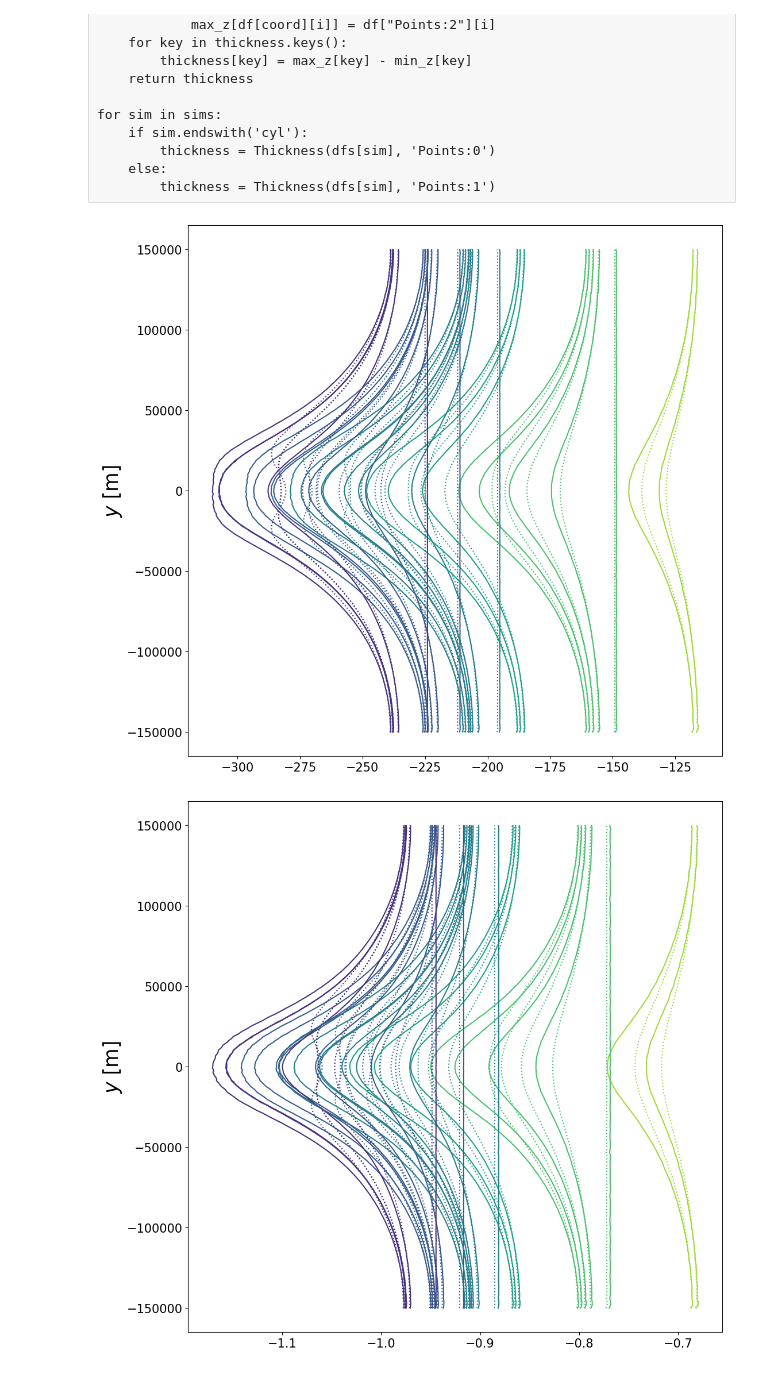
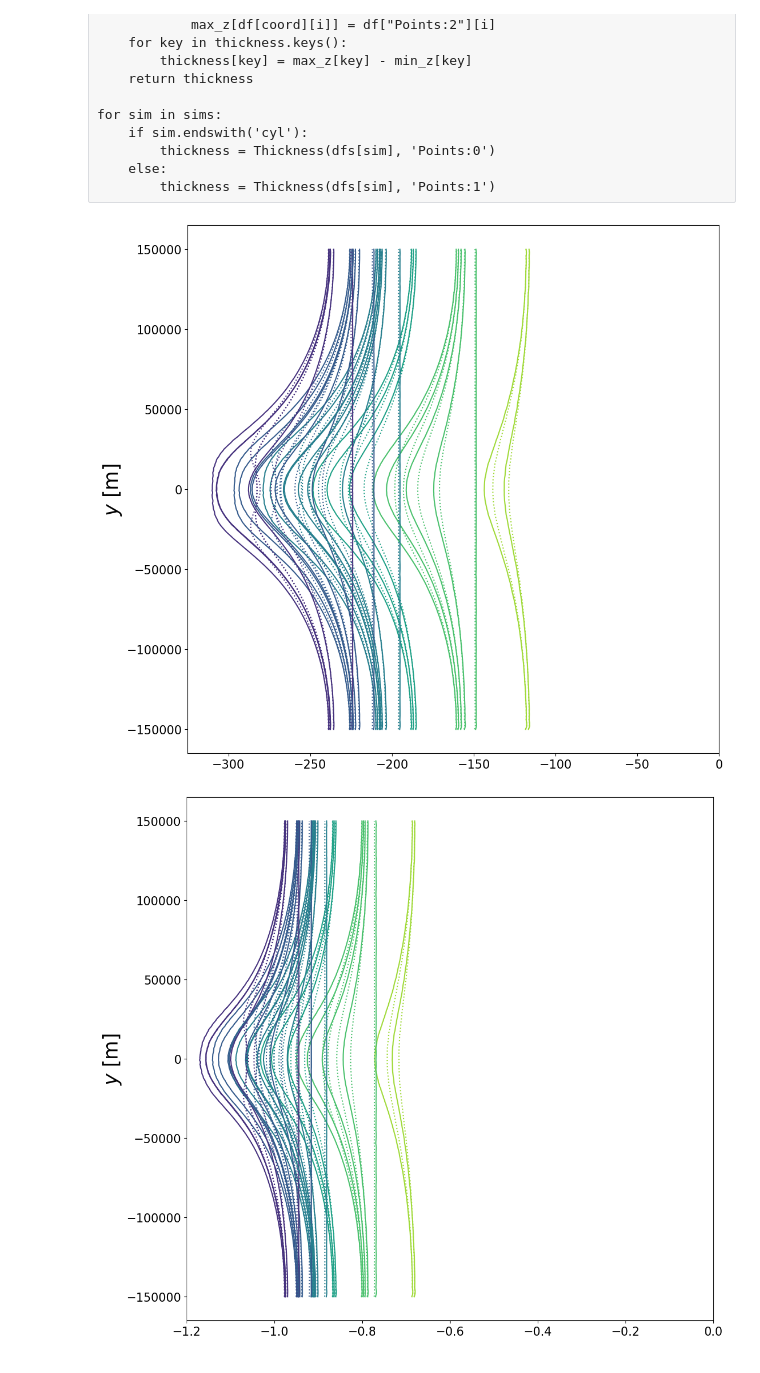
Before and after one commit to henryclara/ButtressingProject, a Jupyter notebook: Code/StressCalculationsWiderDomain.ipynb, the cells around one changed output. Drawn from its saved outputs; the diff is of its cells as text; code cells hidden in the pictures.

```diff
--- a/Code/StressCalculationsWiderDomain.ipynb
+++ b/Code/StressCalculationsWiderDomain.ipynb
@@ -31,6 +31,7 @@ yearinsec = 365.25*24*60*60
 rhoi = 900.0/(1.0e6*yearinsec**2)
 rhow = 1000.0/(1.0e6*yearinsec**2)
 g = -9.8*yearinsec**2
+n = 3.0
 # %%
 # Lists of fluxes, sigma values (in bed elevation equation) and simulation names
 
@@ -102,7 +103,7 @@ for sim in sims:
 # Function to vertically integrate data
 # As input, it takes a dataframe, number of vertical nodes, variable and coordinate of interest
 
-def VertInt(df, N, var, coord, TN = False):
+def VertInt(df, N, var, coord, TN = False, vel = False):
     if TN == True:
         min_z = dict.fromkeys(df[coord], 0)
         max_z = dict.fromkeys(df[coord], 0)
@@ -116,6 +117,7 @@ def VertInt(df, N, var, coord, TN = False):
             thickness[key] = max_z[key] - min_z[key]
     field = dict.fromkeys(df[coord], 0)
     Coord = dict.fromkeys(df[coord], 0)
+    v = dict.fromkeys(df[coord], 0)
     for i in df[coord]:
         Coord[i] += 1
     incorrect_coord_values = [k for k, v in Coord.items() if v != N]
@@ -133,16 +135,25 @@ def VertInt(df, N, var, coord, TN = False):
     df_other = df_other.reset_index(drop=True)
     for i in range(len(df_other)):
         field[df_other[coord][i]] += df_other[var][i]
+        if vel == True:
+            v[df_other[coord][i]] += df_other['velocity:0'][i]
     for i in range(len(df_height0)):
         field[df_height0[coord][i]] += 0.5 * df_height0[var][i]
+        if vel == True:
+            v[df_height0[coord][i]] += df_height0['velocity:0'][i]
     for i in range(len(df_depth0)):
         field[df_depth0[coord][i]] += 0.5 * df_depth0[var][i]
+        if vel == True:
+            v[df_depth0[coord][i]] += df_depth0['velocity:0'][i]
     for i in range(len(df_depth0)):
         field[df_depth0[coord][i]] *= df_depth0['height'][i]
-    field = {k: v / (N - 1) for k, v in field.items()}
+    field = {k: val / (N - 1) for k, val in field.items()}
+    v = {k: val / (N - 1) for k, val in v.items()}
     if TN == True:
         for key in field.keys():
             field[key] = field[key] / thickness[key]
+            if vel == True:
+                field[key] = field[key] / (v[key]**(1/n))
     return field
 # %% [raw]
 # Calculate the ice thickness for each y-coord
@@ -182,6 +193,12 @@ stress1hydp_div_thickness = {}
 devstress1hydp_div_thickness = {}
 hydp_div_thickness = {}
 
+stress1_div_thickness_u = {}
+devstress1_div_thickness_u = {}
+stress1hydp_div_thickness_u = {}
+devstress1hydp_div_thickness_u = {}
+hydp_div_thickness_u = {}
+
 for sim in sims:
     if sim.endswith('cyl'):
         stress1[sim] = VertInt(dfs[sim], 6, 'stress 2', 'Points:0')
@@ -190,6 +207,10 @@ for sim in sims:
         stress1_div_thickness[sim] = VertInt(dfs[sim], 6, 'stress 2', 'Points:0', True)
         stress1hydp_div_thickness[sim] = VertInt(dfs[sim], 6, 'stress 2 - hyd. p.', 'Points:0', True)
         hydp_div_thickness[sim] = VertInt(dfs[sim], 6, 'hyd. pressure', 'Points:0', True)
+        #stress1_div_thickness_u[sim] = VertInt(dfs[sim], 6, 'stress 2', 'Points:0', True, True)
+        #stress1hydp_div_thickness_u[sim] = VertInt(dfs[sim], 6, 'stress 2 - hyd. p.', 'Points:0', True, True)
+        #hydp_div_thickness_u[sim] = VertInt(dfs[sim], 6, 'hyd. pressure', 'Points:0', True, True)
+        # Note: code not ready for the cylinder simulations
     else:
         stress1[sim] = VertInt(dfs[sim], 6, 'stress 1', 'Points:1')
         stress1hydp[sim] = VertInt(dfs[sim], 6, 'stress 1 - hyd. p.', 'Points:1')
@@ -197,6 +218,9 @@ for sim in sims:
         stress1_div_thickness[sim] = VertInt(dfs[sim], 6, 'stress 1', 'Points:1', True)
         stress1hydp_div_thickness[sim] = VertInt(dfs[sim], 6, 'stress 1 - hyd. p.', 'Points:1', True)
         hydp_div_thickness[sim] = VertInt(dfs[sim], 6, 'hyd. pressure', 'Points:1', True)
+        stress1_div_thickness_u[sim] = VertInt(dfs[sim], 6, 'stress 1', 'Points:1', True, True)
+        stress1hydp_div_thickness_u[sim] = VertInt(dfs[sim], 6, 'stress 1 - hyd. p.', 'Points:1', True, True)
+        hydp_div_thickness_u[sim] = VertInt(dfs[sim], 6, 'hyd. pressure', 'Points:1', True, True)
 # %%
 # Plot the stress in the x-direction
 
@@ -209,6 +233,7 @@ for sim in sims:
     else:
         ax.plot(list(stress1[sim].values()), list(stress1[sim].keys()), label=sim, color=colors[int(int(sim[4:6])/5)-1])
         ax.plot(list(hydp[sim].values()), list(hydp[sim].keys()), label=sim, linestyle='dotted', color=colors[int(int(sim[4:6])/5)-1])
+ax.set_xlim([-325, 0])
 ax.set_ylabel(r'$y$ [m]', size=25)
 ax.tick_params(axis='both', which='major', labelsize=15)
 #ax.legend(fontsize='12')
@@ -216,23 +241,24 @@ ax.tick_params(axis='both', which='major', labelsize=15)
 #ax.set_xlabel(r'$\tau_{xx}$ [MPa]', size=25)
 #fig.savefig('../Figures/stress1_sigma.jpg', format='jpg', dpi=500, bbox_inches = "tight")
 # %% [output]
-[figure, old version]
+[figure, new version]
 # %%
 # Plot the
 
 fig, ax = plt.subplots(1, 1, figsize=(12, 12))
 
 for sim in sims:
     if sim[4:6] == '50':
         ax.plot(list(stress1_div_thickness[sim].values()), list(stress1[sim].keys()), label=sim, color=colors[0])
         ax.plot(list(hydp_div_thickness[sim].values()), list(hydp[sim].keys()), label=sim, linestyle='dotted', color=colors[0])
     else:
         ax.plot(list(stress1_div_thickness[sim].values()), list(stress1[sim].keys()), label=sim, color=colors[int(int(sim[4:6])/5)-1])
         ax.plot(list(hydp_div_thickness[sim].values()), list(hydp[sim].keys()), label=sim, linestyle='dotted', color=colors[int(int(sim[4:6])/5)-1])
+ax.set_xlim([-1.2, 0])
 ax.set_ylabel(r'$y$ [m]', size=25)
 ax.tick_params(axis='both', which='major', labelsize=15)
 # %% [output]
-[figure, old version]
+[figure, new version]
 # %%
 # Plot the stress in the x-direction
 
```
Also changed, not shown: parts of 5 cells of this notebook.
